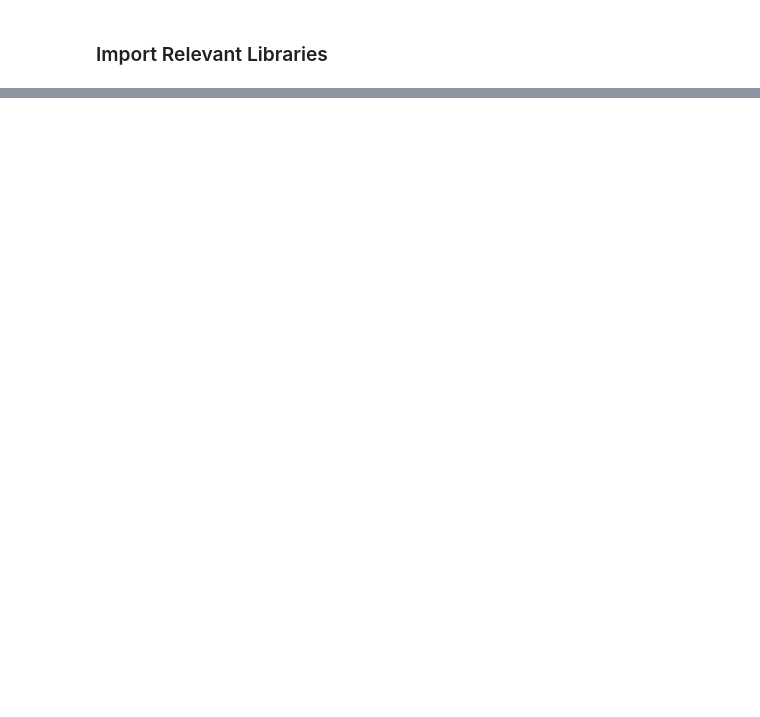
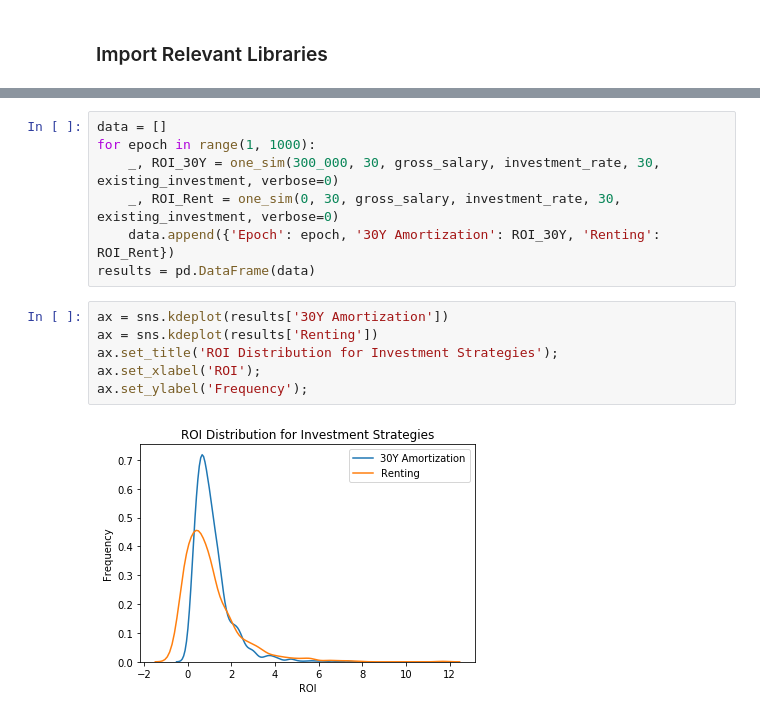
Before and after one commit to oliverfoster27/Monte-Carlo-Real-Estate, a Jupyter notebook: Monte Carlo Simulation.ipynb, the cells around one changed output, grey strips where cells are left out. Saved outputs shown, nothing was run; the diff lists cells and outputs as text; blank space fills up the shorter version.

```diff
--- a/Monte Carlo Simulation.ipynb
+++ b/Monte Carlo Simulation.ipynb
@@ -39,0 +87,15 @@ results.head()
+# %%
+data = []
+for epoch in range(1, 1000):
+    _, ROI_30Y = one_sim(300_000, 30, gross_salary, investment_rate, 30, existing_investment, verbose=0)
+    _, ROI_Rent = one_sim(0, 30, gross_salary, investment_rate, 30, existing_investment, verbose=0)
+    data.append({'Epoch': epoch, '30Y Amortization': ROI_30Y, 'Renting': ROI_Rent})
+results = pd.DataFrame(data)
+# %%
+ax = sns.kdeplot(results['30Y Amortization'])
+ax = sns.kdeplot(results['Renting'])
+ax.set_title('ROI Distribution for Investment Strategies');
+ax.set_xlabel('ROI');
+ax.set_ylabel('Frequency');
+# %% [output]
+[figure, added]
```
Also changed, not shown: parts of 22 cells of this notebook, 3 other files.
